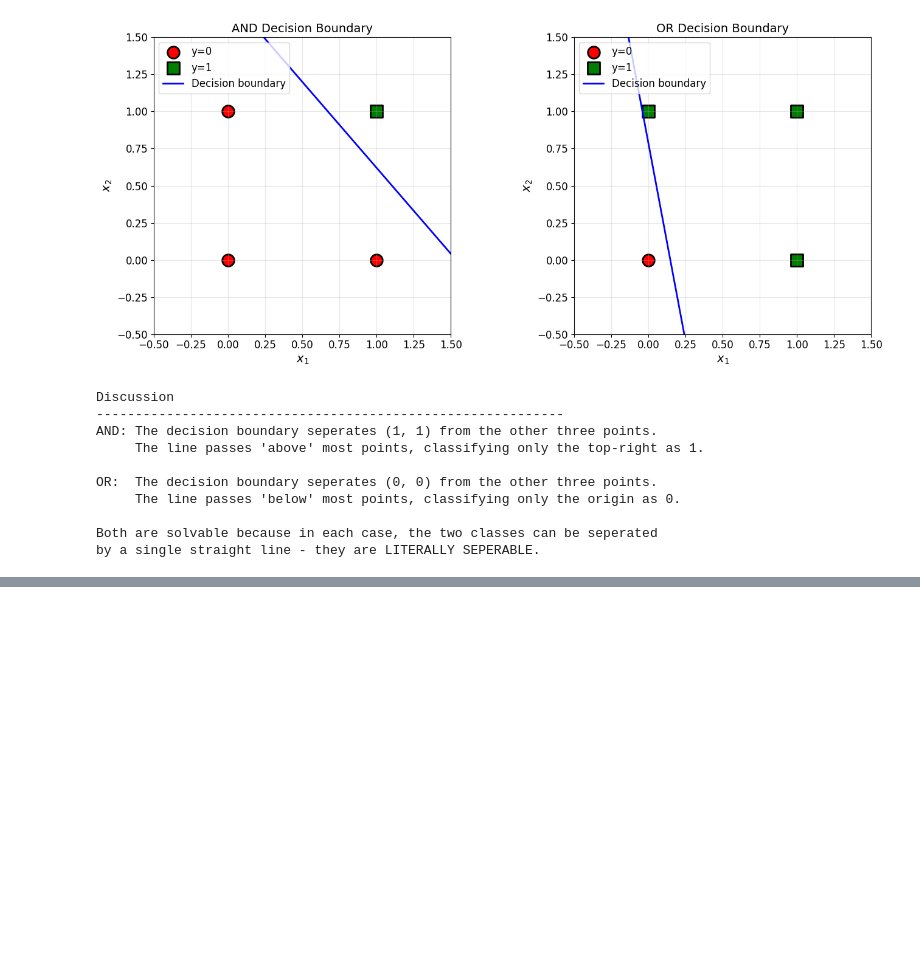
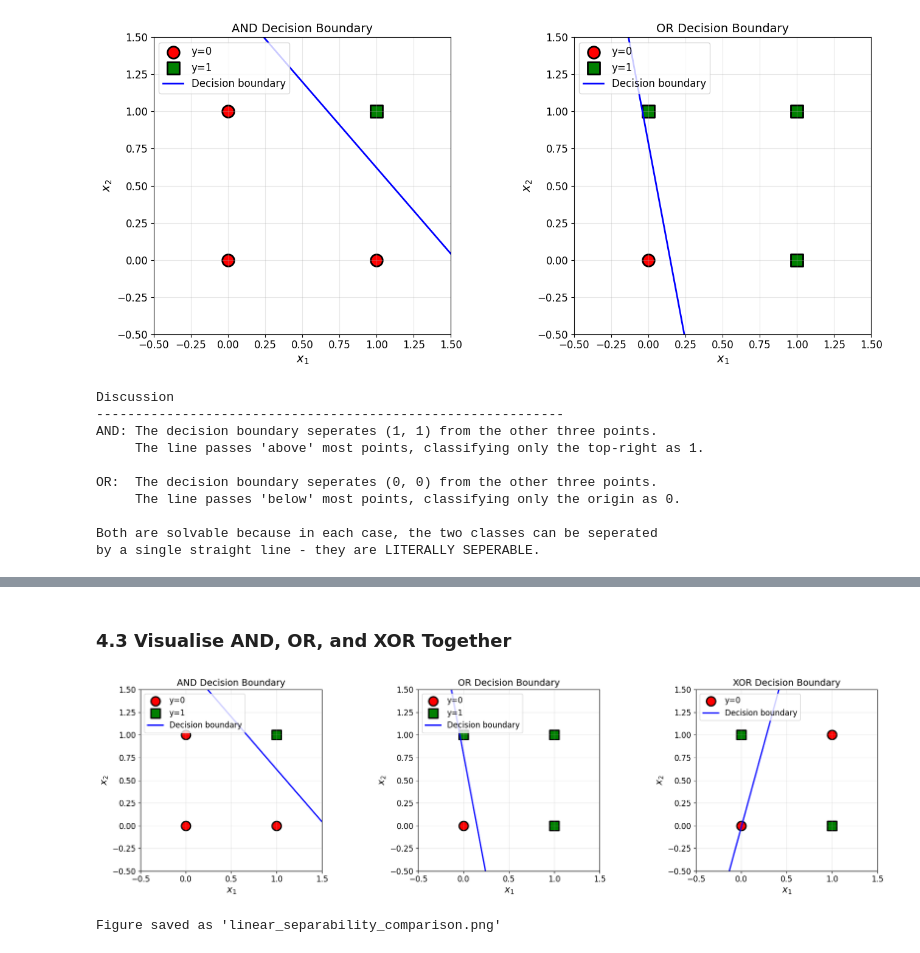
Before and after one commit to G00394925/Artificial-Intelligence-G00394925, a Jupyter notebook: Lab 1/lab1.ipynb, the cells around one changed output, grey strips where cells are left out. Saved outputs shown, nothing was run; the diff lists cells and outputs as text; code cells hidden in the pictures; blank space fills up the shorter version.

```diff
--- a/Lab 1/lab1.ipynb
+++ b/Lab 1/lab1.ipynb
@@ -481,0 +487,14 @@ by a single straight line - they are LITERALLY SEPERABLE.
+# %%
+X_xor = np.array([
+    [0, 0],
+    [0, 1],
+    [1, 0],
+    [1, 1]
+])
+
+y_xor = np.array([0, 1, 1, 0])
+
+print("XOR Training Data:")
+print("X:")
+print(X_xor)
+print("y:", y_xor)
@@ -481,0 +608,23 @@ by a single straight line - they are LITERALLY SEPERABLE.
+# %% [markdown]
+### 4.3 Visualise AND, OR, and XOR Together
+# %%
+# Create 3-panel comparison figure
+fig, (ax1, ax2, ax3) = plt.subplots(1, 3, figsize=(18, 5))
+
+plot_decision_boundary(X_and, y_and, perceptron_and.weights, perceptron_and.bias,
+                       "AND Decision Boundary", ax=ax1)
+
+plot_decision_boundary(X_or, y_or, perceptron_or.weights, perceptron_or.bias,
+                       "OR Decision Boundary", ax=ax2)
+
+plot_decision_boundary(X_xor, y_xor, perceptron_xor.weights, perceptron_xor.bias,
+                       "XOR Decision Boundary", ax=ax3)
+
+plt.tight_layout()
+plt.savefig('linear_separability_comparison.png', dpi=150, bbox_inches='tight')
+plt.show()
+
+print("Figure saved as 'linear_separability_comparison.png'")
+# %% [output]
+[figure, added]
+Figure saved as 'linear_separability_comparison.png'
```
Also changed, not shown: parts of 7 cells of this notebook, 1 other file.
